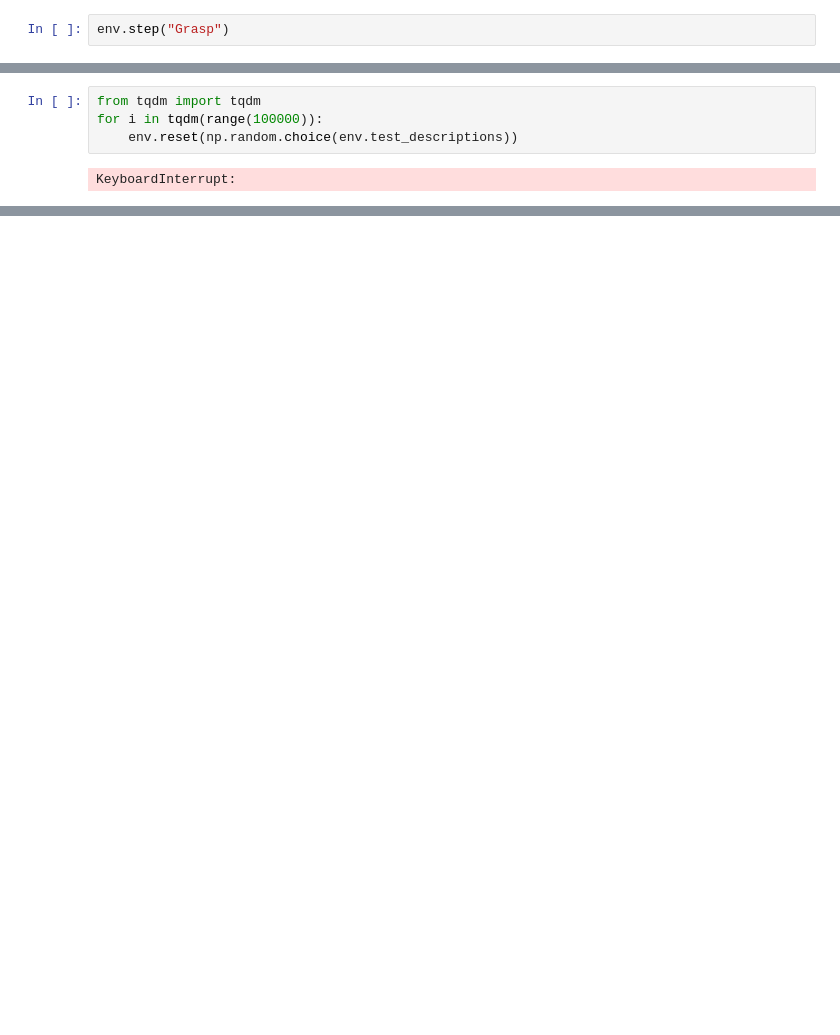
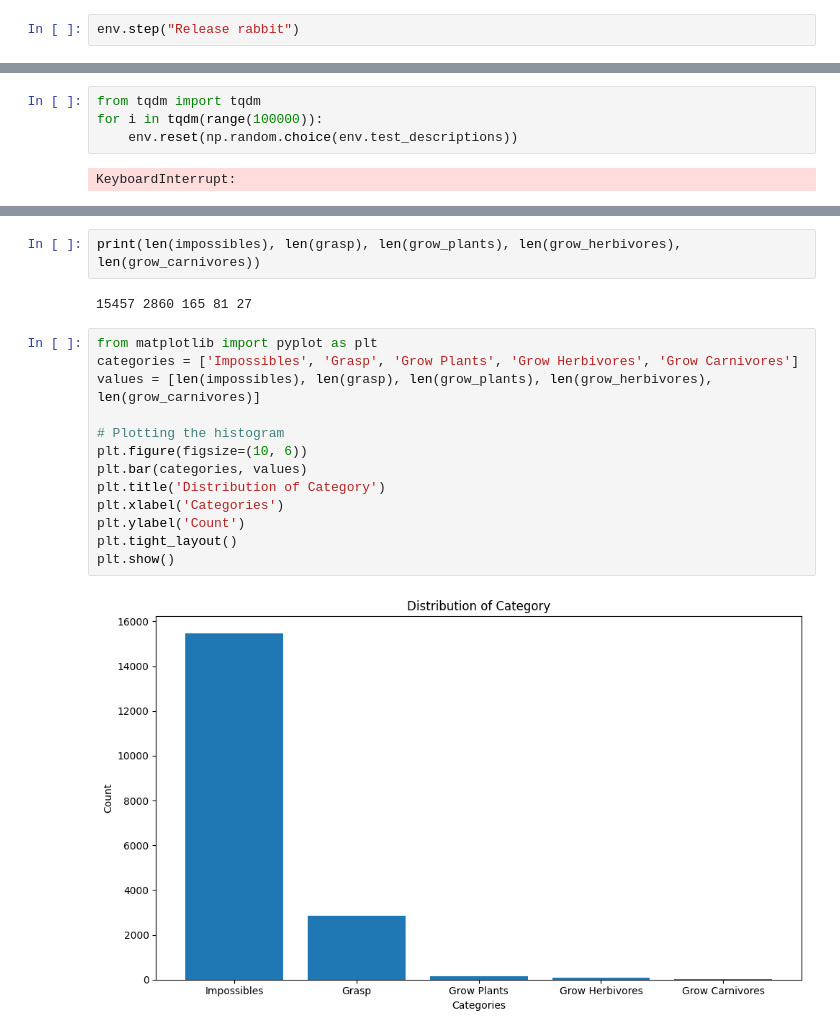
Before and after one commit to flowersteam/LittleZoo, a Jupyter notebook: little_zoo/test.ipynb, the cells around one changed output, grey strips where cells are left out. Drawn from its saved outputs; the diff is of its cells as text; blank space fills up the shorter version.

```diff
--- a/little_zoo/test.ipynb
+++ b/little_zoo/test.ipynb
@@ -27,3 +24,3 @@ env.reset('Grow red chair')
 # %%
-env.step("Grasp")
+env.step("Release rabbit")
 # %% [output]
@@ -66,0 +105,19 @@ KeyboardInterrupt:
+# %%
+print(len(impossibles), len(grasp), len(grow_plants), len(grow_herbivores), len(grow_carnivores))
+# %% [output]
+15457 2860 165 81 27
+# %%
+from matplotlib import pyplot as plt
+categories = ['Impossibles', 'Grasp', 'Grow Plants', 'Grow Herbivores', 'Grow Carnivores']
+values = [len(impossibles), len(grasp), len(grow_plants), len(grow_herbivores), len(grow_carnivores)]
+
+# Plotting the histogram
+plt.figure(figsize=(10, 6))
+plt.bar(categories, values)
+plt.title('Distribution of Category')
+plt.xlabel('Categories')
+plt.ylabel('Count')
+plt.tight_layout()
+plt.show()
+# %% [output]
+[figure, added]
```
Also changed, not shown: parts of 9 cells of this notebook, 5 other files.
